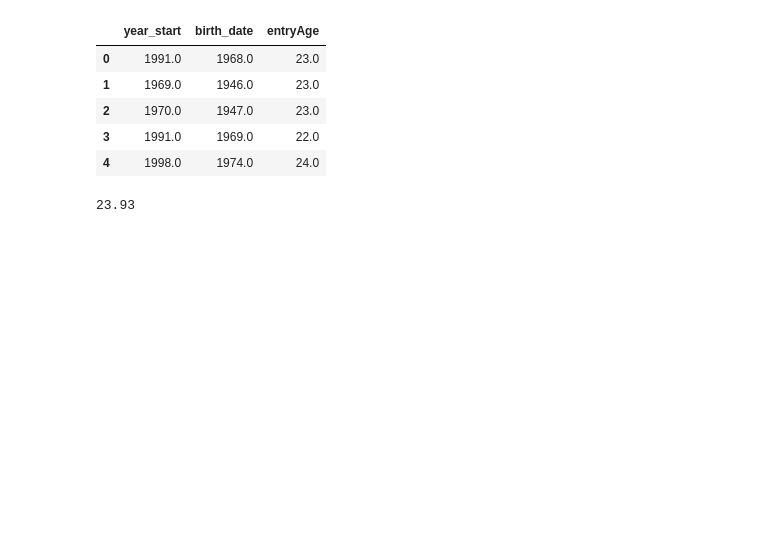
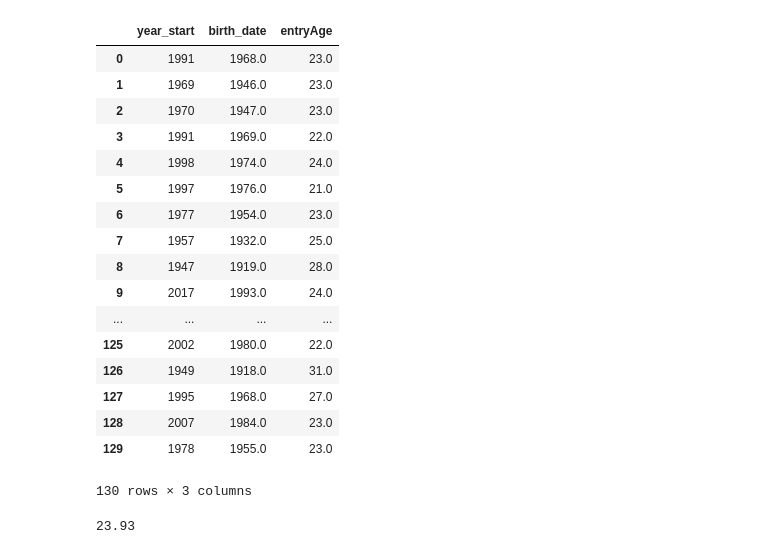
Before and after one commit to reedkm/project_one, a Jupyter notebook: player_heatmap.ipynb, the cells around one changed output. Saved outputs shown, nothing was run; the diff lists cells and outputs as text; code cells hidden in the pictures; blank space fills up the shorter version.

```diff
--- a/player_heatmap.ipynb
+++ b/player_heatmap.ipynb
@@ -129,10 +208,22 @@ playerYears_df.head()
 # %%
 playerYears_df['entryAge'] = playerYears_df['year_start'] - playerYears_df['birth_date']
-playerYears_df.head()
+playerYears_df.head(130)
 # %% [output]
 |  | year_start | birth_date | entryAge |
-| 0 | 1991.0 | 1968.0 | 23.0 |
-| 1 | 1969.0 | 1946.0 | 23.0 |
-| 2 | 1970.0 | 1947.0 | 23.0 |
-| 3 | 1991.0 | 1969.0 | 22.0 |
-| 4 | 1998.0 | 1974.0 | 24.0 |
+| 0 | 1991 | 1968.0 | 23.0 |
+| 1 | 1969 | 1946.0 | 23.0 |
+| 2 | 1970 | 1947.0 | 23.0 |
+| 3 | 1991 | 1969.0 | 22.0 |
+| 4 | 1998 | 1974.0 | 24.0 |
+| 5 | 1997 | 1976.0 | 21.0 |
+| 6 | 1977 | 1954.0 | 23.0 |
+| 7 | 1957 | 1932.0 | 25.0 |
+| 8 | 1947 | 1919.0 | 28.0 |
+| 9 | 2017 | 1993.0 | 24.0 |
+| ... | ... | ... | ... |
+| 125 | 2002 | 1980.0 | 22.0 |
+| 126 | 1949 | 1918.0 | 31.0 |
+| 127 | 1995 | 1968.0 | 27.0 |
+| 128 | 2007 | 1984.0 | 23.0 |
+| 129 | 1978 | 1955.0 | 23.0 |
+130 rows × 3 columns
```
Also changed, not shown: parts of 37 cells of this notebook, 12 other files.
